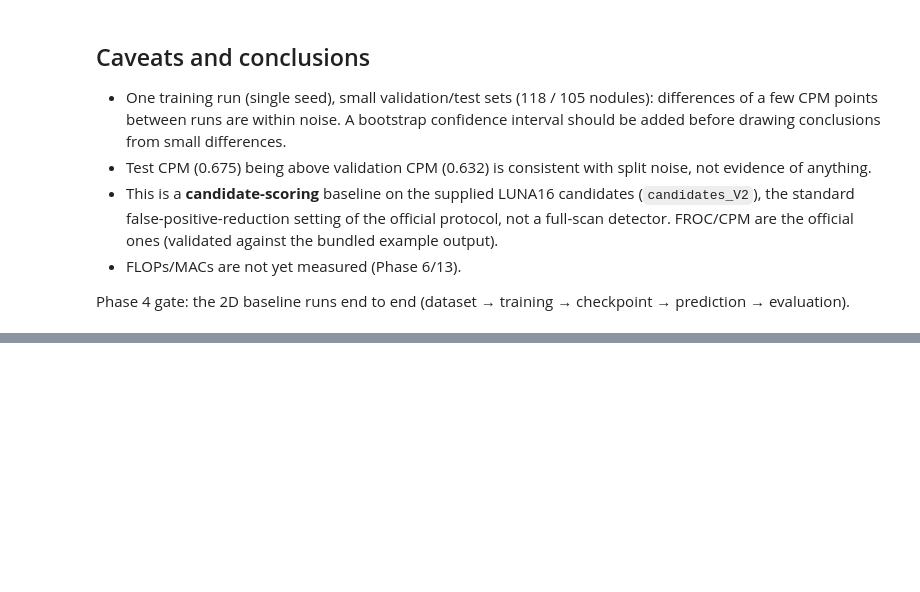
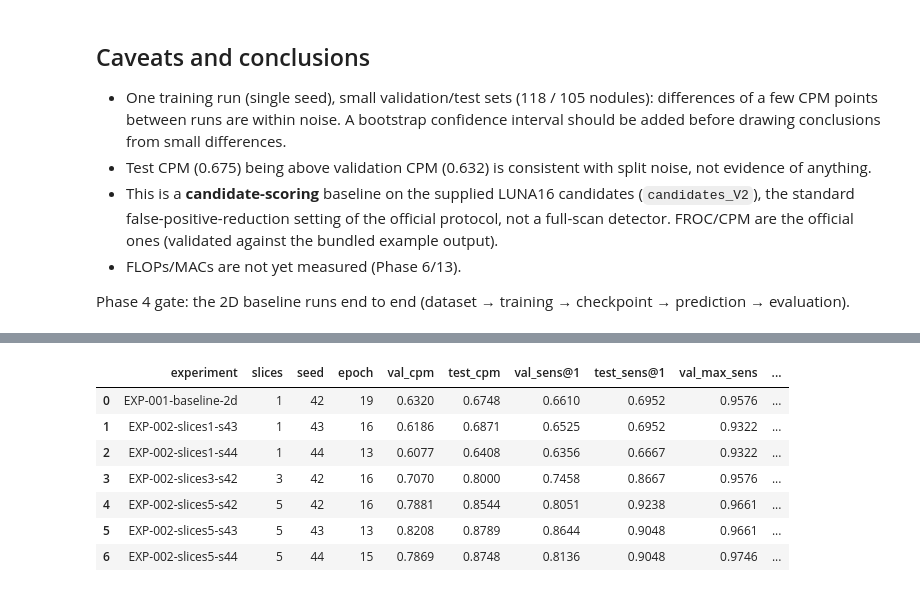
Before and after one commit to VISHAL662004/BTP, a Jupyter notebook: notebooks/03_baseline_analysis.ipynb, the cells around one changed output, grey strips where cells are left out. Cells and saved outputs as stored; diff of their text form; code cells hidden in the pictures; blank space fills up the shorter version.

```diff
--- a/notebooks/03_baseline_analysis.ipynb
+++ b/notebooks/03_baseline_analysis.ipynb
@@ -81,0 +87,15 @@ Phase 4 gate: the 2D baseline runs end to end (dataset → training → checkpoi
+# %%
+import json
+import pandas as pd
+from IPython.display import Image, display
+T = '../results/tables'; F = '../results/figures'
+pd.read_csv(f'{T}/phase6_runs.csv').round(4)
+# %% [output]
+|  | experiment | slices | seed | epoch | val_cpm | test_cpm | val_sens@1 | test_sens@1 | val_max_sens | ... |
+| 0 | EXP-001-baseline-2d | 1 | 42 | 19 | 0.6320 | 0.6748 | 0.6610 | 0.6952 | 0.9576 | ... |
+| 1 | EXP-002-slices1-s43 | 1 | 43 | 16 | 0.6186 | 0.6871 | 0.6525 | 0.6952 | 0.9322 | ... |
+| 2 | EXP-002-slices1-s44 | 1 | 44 | 13 | 0.6077 | 0.6408 | 0.6356 | 0.6667 | 0.9322 | ... |
+| 3 | EXP-002-slices3-s42 | 3 | 42 | 16 | 0.7070 | 0.8000 | 0.7458 | 0.8667 | 0.9576 | ... |
+| 4 | EXP-002-slices5-s42 | 5 | 42 | 16 | 0.7881 | 0.8544 | 0.8051 | 0.9238 | 0.9661 | ... |
+| 5 | EXP-002-slices5-s43 | 5 | 43 | 13 | 0.8208 | 0.8789 | 0.8644 | 0.9048 | 0.9661 | ... |
+| 6 | EXP-002-slices5-s44 | 5 | 44 | 15 | 0.7869 | 0.8748 | 0.8136 | 0.9048 | 0.9746 | ... |
```
Also changed, not shown: parts of 10 cells of this notebook, 52 other files.
